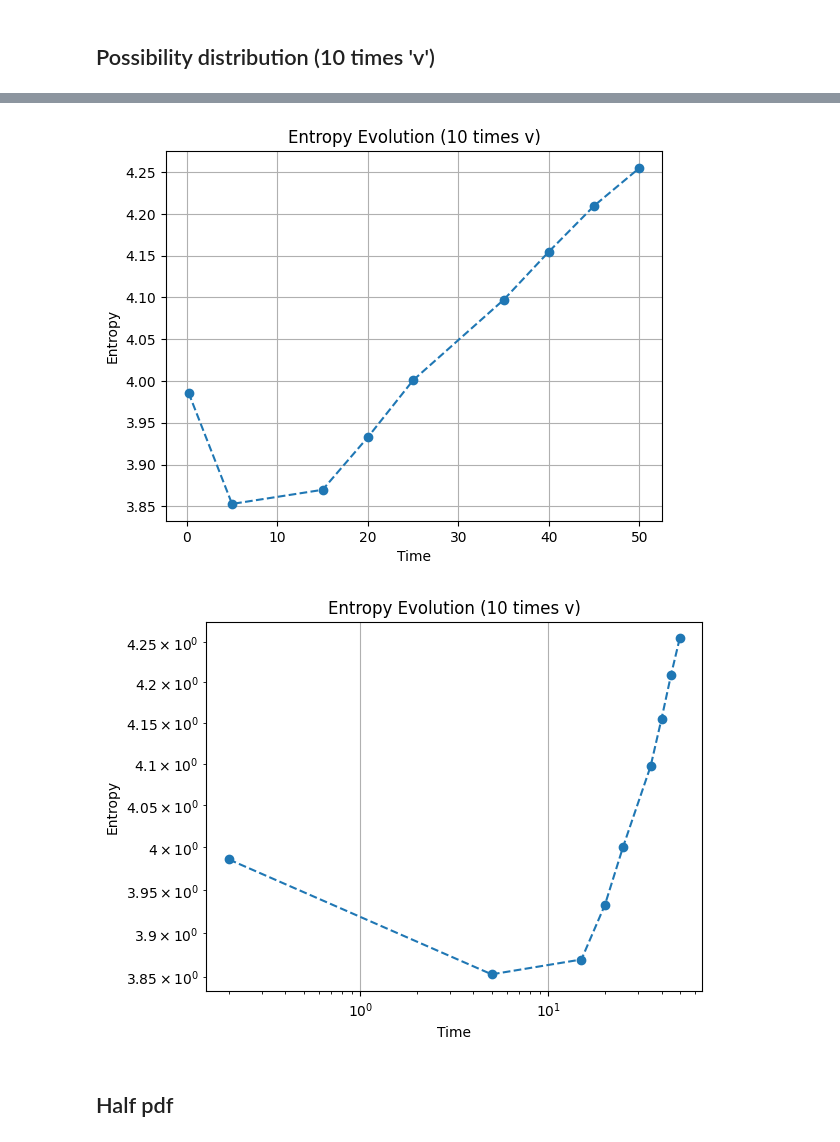
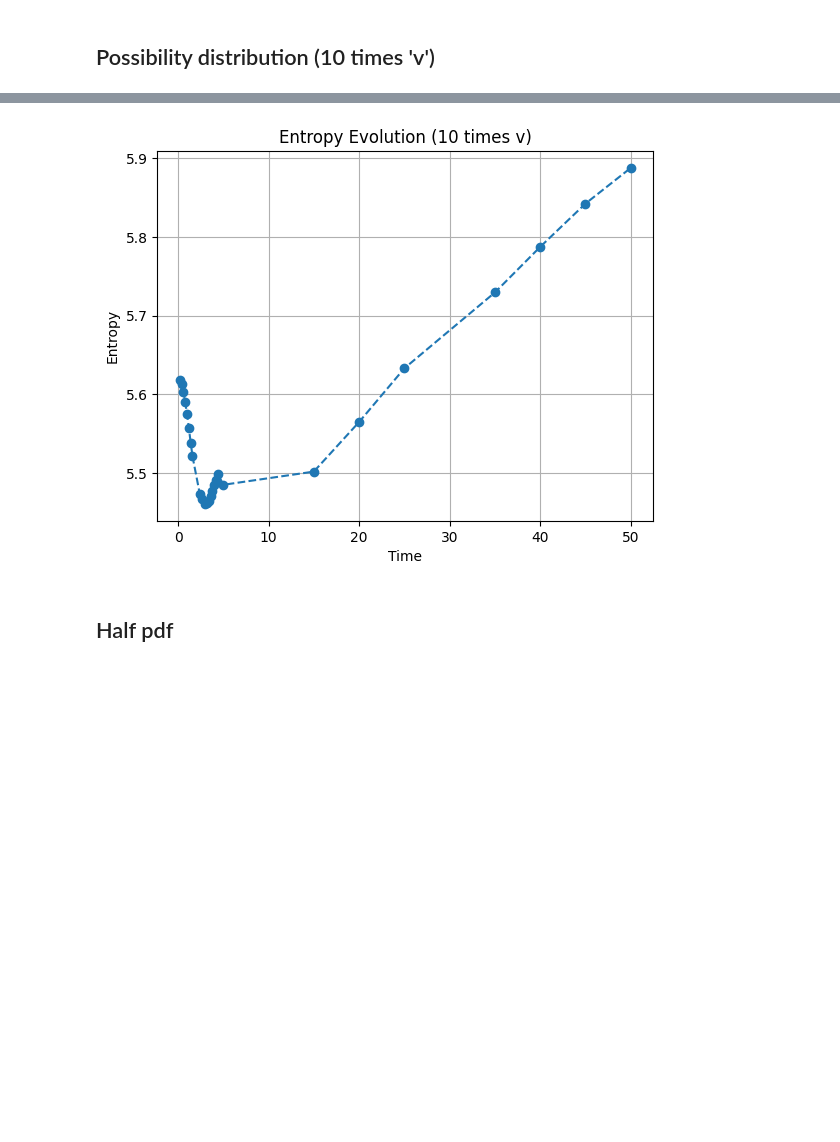
Before and after one commit to red1ithink/flow, a Jupyter notebook: 2d_decay/statistic_analysis.ipynb, the cells around one changed output, grey strips where cells are left out. Saved outputs shown, nothing was run; the diff lists cells and outputs as text; code cells hidden in the pictures; blank space fills up the shorter version.

```diff
--- a/2d_decay/statistic_analysis.ipynb
+++ b/2d_decay/statistic_analysis.ipynb
@@ -138,7 +194,7 @@ def vor_stat(file, entropies, std_devs, sigma, mean_devs, time):
     # histogram
     #plt.hist(data, bins=100, density=True, alpha=0.4, label=f"t = {t}")
     # 히스토그램 계산
-    hist, bin_edges = np.histogram(data, bins=100, density=True)
+    hist, bin_edges = np.histogram(data, bins=512, density=True)
 
     # 엔트로피 계산
     H = entropy(hist)
@@ -403,21 +441,12 @@ Intercept(a): 1.7259  (=> exp(a)=5.6176)
 # %%
-# 엔트로피 변화 시각화
 plt.plot(time2, entropies2, marker='o', linestyle='--')
 plt.title("Entropy Evolution (10 times v)")
 plt.xlabel("Time")
 plt.ylabel("Entropy")
 plt.grid(True)
 plt.show()
-
-plt.loglog(time2, entropies2, marker='o', linestyle='--')
-plt.title("Entropy Evolution (10 times v)")
-plt.xlabel("Time")
-plt.ylabel("Entropy")
-plt.grid(True)
-plt.show()
 # %% [output]
-[figure, old version]
+[figure, new version]
-[figure, removed]
 # %% [markdown]
 ## Half pdf ##
 # %%
```
Also changed, not shown: parts of 26 cells of this notebook, 1 other file.
